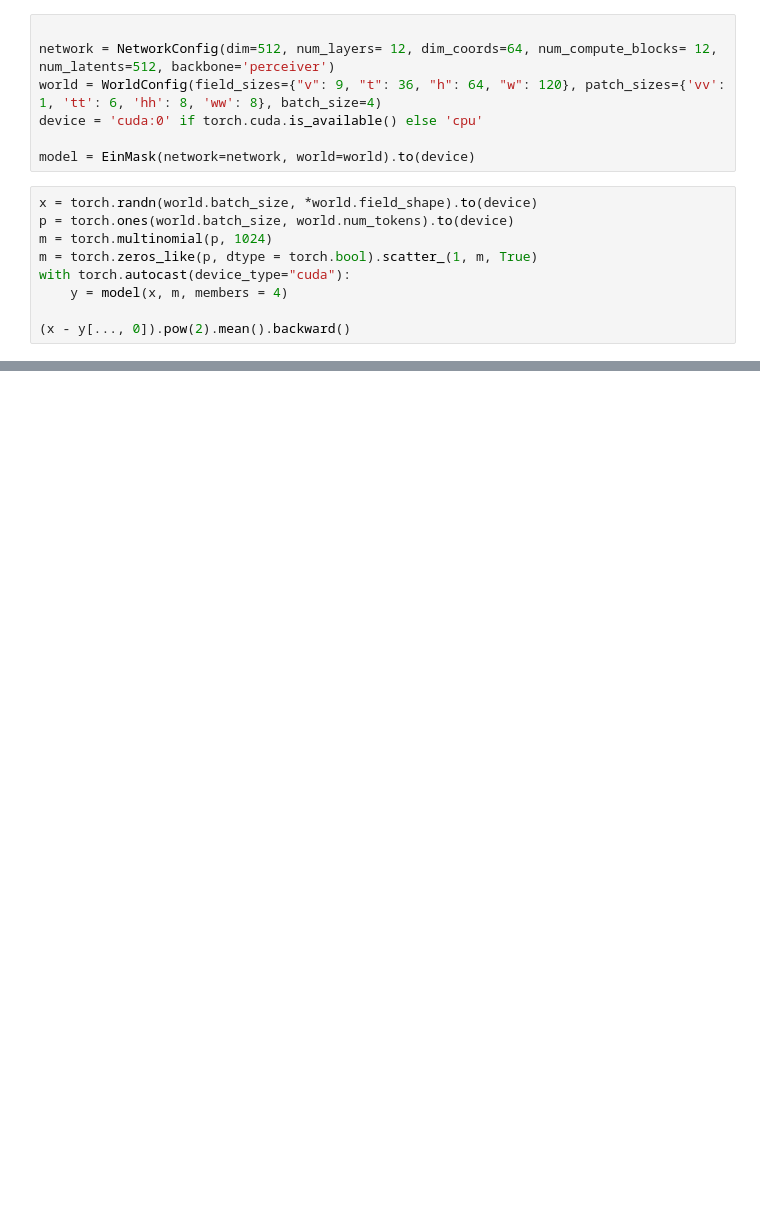
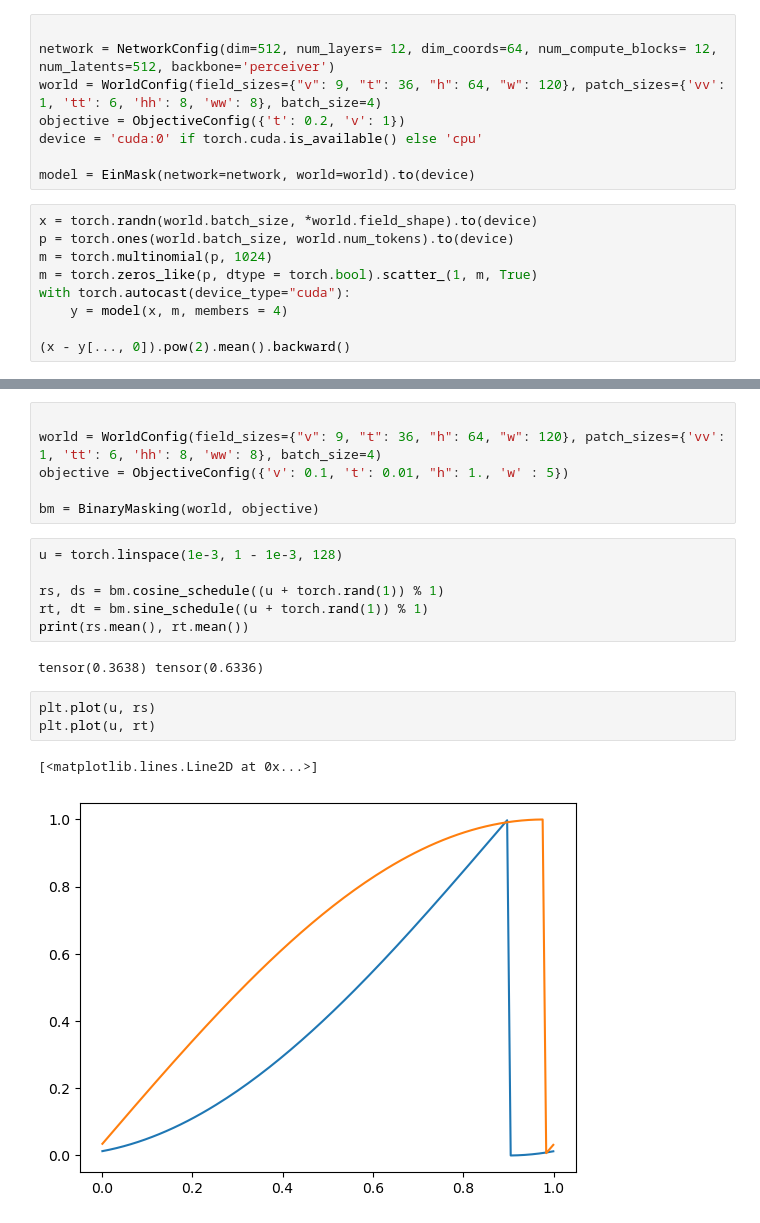
Before and after one commit to jthuemmel/thesis, a Jupyter notebook: vae.ipynb, the cells around one changed output, grey strips where cells are left out. Drawn from its saved outputs; the diff is of its cells as text; blank space fills up the shorter version.

Commit message:
binary masking!

```diff
--- a/vae.ipynb
+++ b/vae.ipynb
@@ -117,6 +156,7 @@ class EinMask(torch.nn.Module):
 
 network = NetworkConfig(dim=512, num_layers= 12, dim_coords=64, num_compute_blocks= 12, num_latents=512, backbone='perceiver')
 world = WorldConfig(field_sizes={"v": 9, "t": 36, "h": 64, "w": 120}, patch_sizes={'vv': 1, 'tt': 6, 'hh': 8, 'ww': 8}, batch_size=4)
+objective = ObjectiveConfig({'t': 0.2, 'v': 1})
 device = 'cuda:0' if torch.cuda.is_available() else 'cpu'
 
 model = EinMask(network=network, world=world).to(device)
@@ -131,0 +269,20 @@ with torch.autocast(device_type="cuda"):
+# %%
+
+world = WorldConfig(field_sizes={"v": 9, "t": 36, "h": 64, "w": 120}, patch_sizes={'vv': 1, 'tt': 6, 'hh': 8, 'ww': 8}, batch_size=4)
+objective = ObjectiveConfig({'v': 0.1, 't': 0.01, "h": 1., 'w' : 5})
+
+bm = BinaryMasking(world, objective)
+# %%
+u = torch.linspace(1e-3, 1 - 1e-3, 128)
+
+rs, ds = bm.cosine_schedule((u + torch.rand(1)) % 1)
+rt, dt = bm.sine_schedule((u + torch.rand(1)) % 1)
+print(rs.mean(), rt.mean())
+# %% [output]
+tensor(0.3638) tensor(0.6336)
+# %%
+plt.plot(u, rs)
+plt.plot(u, rt)
+# %% [output]
+[<matplotlib.lines.Line2D at 0x...>]
+[figure, added]
```
Also changed, not shown: parts of 4 cells of this notebook, 4 other files.
